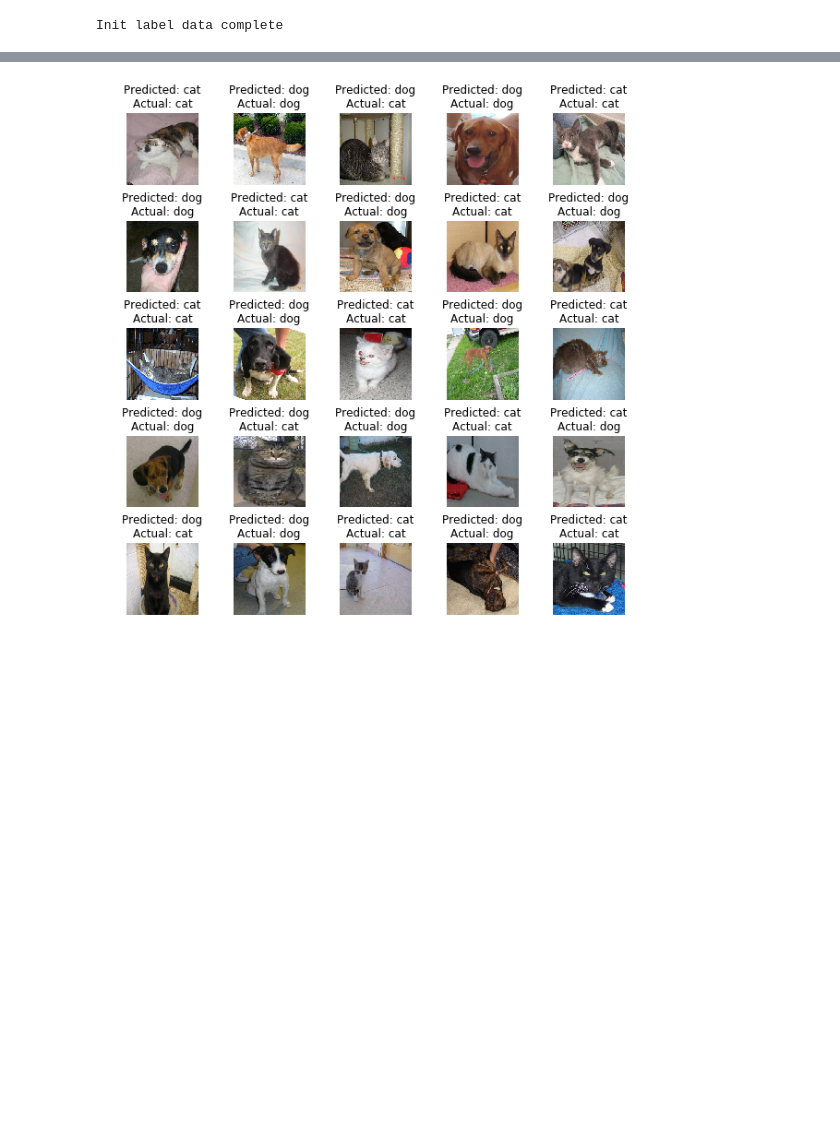
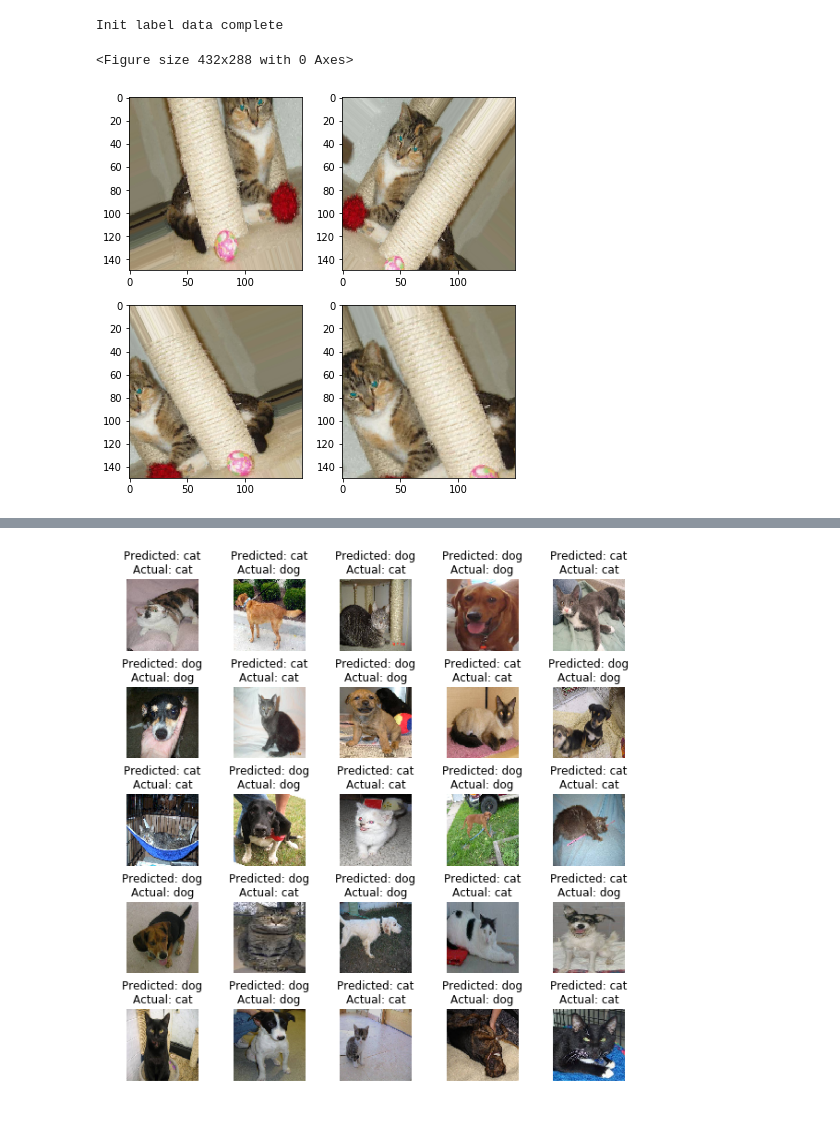
Before and after one commit to PattarapornH/cats-dogs-classifier, a Jupyter notebook: cats_dogs_classifier.ipynb, the cells around one changed output, grey strips where cells are left out. Drawn from its saved outputs; the diff is of its cells as text; code cells hidden in the pictures; blank space fills up the shorter version.

```diff
--- a/cats_dogs_classifier.ipynb
+++ b/cats_dogs_classifier.ipynb
@@ -185,6 +185,27 @@ test_generator = test_datagen.flow(
     X_test,
     y_test,
     batch_size=32)
+# %%
+plt.clf()
+fnames = [os.path.join(path_train+'cats', fname) for fname in os.listdir(path_train+'cats')]
+img_path = fnames[3]
+
+img = load_img(img_path, target_size=(150, 150))
+x = img_to_array(img)
+x = x.reshape((1,) + x.shape)
+plt.figure(figsize=(7,7))
+
+i = 0
+for batch in train_datagen.flow(x, batch_size=1):
+    plt.subplot(2, 2, i + 1)
+    plt.imshow(array_to_img(batch[0]))
+    i += 1
+    if i % 4 == 0:
+        break
+plt.show()
+# %% [output]
+<Figure size 432x288 with 0 Axes>
+[figure, added]
 # %%
 # Init CNN
 model = Sequential()
```
Also changed, not shown: parts of 7 cells of this notebook.
